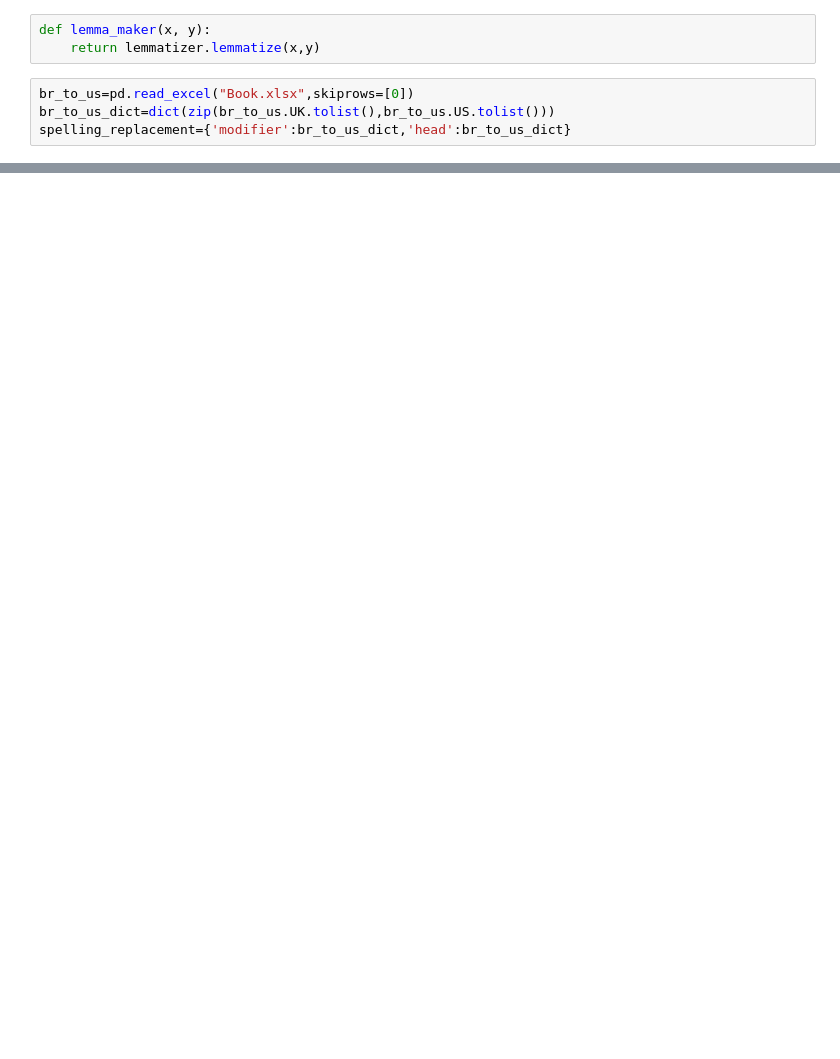
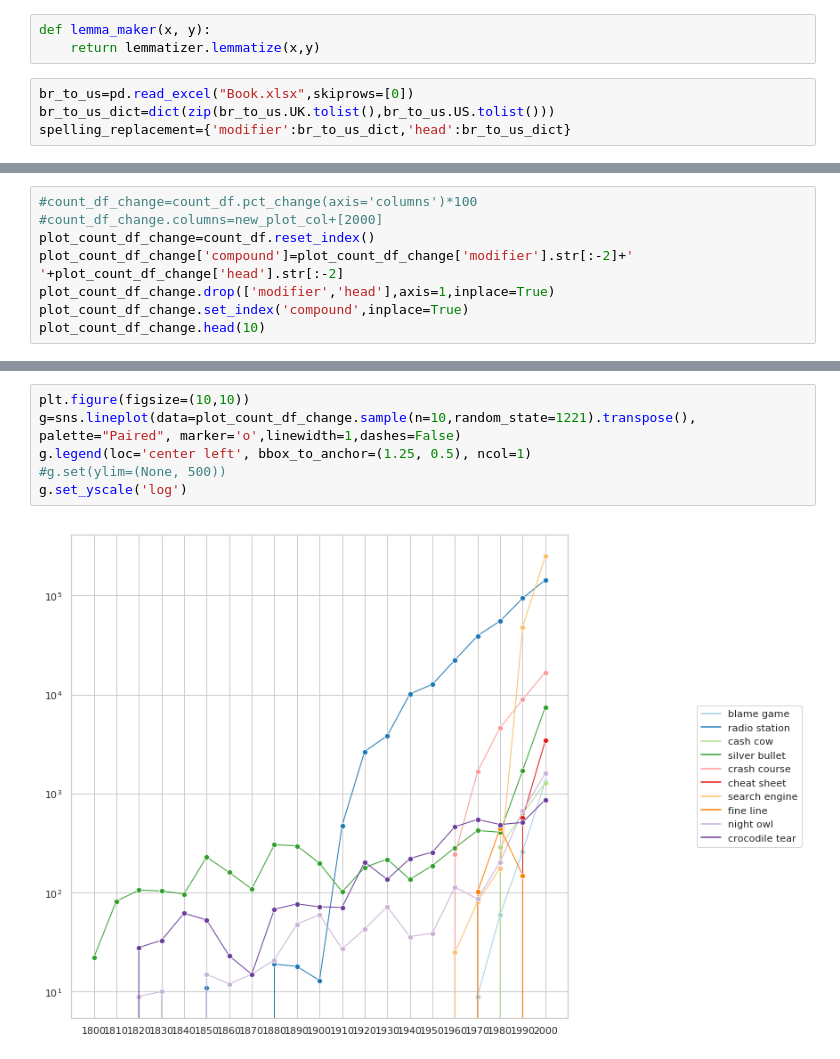
Before and after one commit to prajitdhar/Compounding, a Jupyter notebook: novel_compound_predictor/MeaningShift.ipynb, the cells around one changed output, grey strips where cells are left out. Drawn from its saved outputs; the diff is of its cells as text; blank space fills up the shorter version.

```diff
--- a/novel_compound_predictor/MeaningShift.ipynb
+++ b/novel_compound_predictor/MeaningShift.ipynb
@@ -100 +139,9 @@ temp_df
 73 rows × 21 columns
+# %%
+#count_df_change=count_df.pct_change(axis='columns')*100
+#count_df_change.columns=new_plot_col+[2000]
+plot_count_df_change=count_df.reset_index()
+plot_count_df_change['compound']=plot_count_df_change['modifier'].str[:-2]+' '+plot_count_df_change['head'].str[:-2]
+plot_count_df_change.drop(['modifier','head'],axis=1,inplace=True)
+plot_count_df_change.set_index('compound',inplace=True)
+plot_count_df_change.head(10)
@@ -100,0 +162,8 @@ temp_df
+# %%
+plt.figure(figsize=(10,10))
+g=sns.lineplot(data=plot_count_df_change.sample(n=10,random_state=1221).transpose(), palette="Paired", marker='o',linewidth=1,dashes=False)
+g.legend(loc='center left', bbox_to_anchor=(1.25, 0.5), ncol=1)
+#g.set(ylim=(None, 500))
+g.set_yscale('log')
+# %% [output]
+[figure, added]
```
Also changed, not shown: parts of 44 cells of this notebook.
